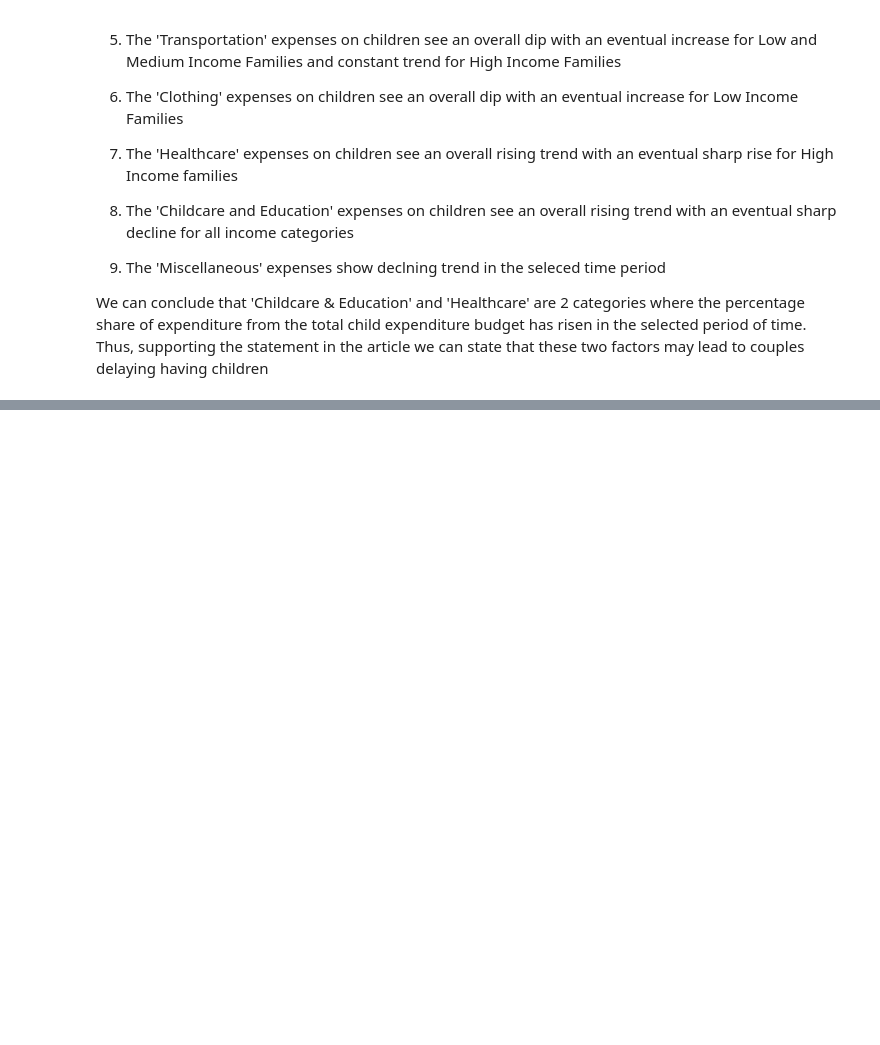
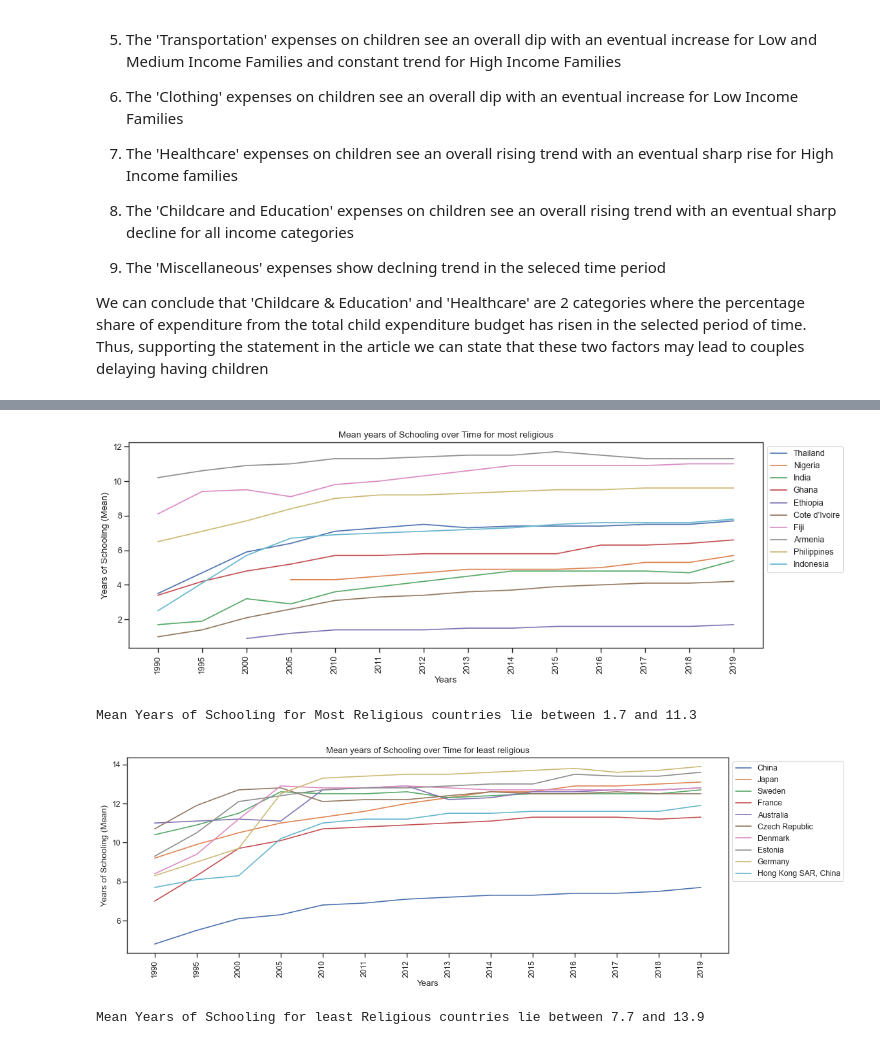
Before and after one commit to tjeon015/2021Fall_finals, a Jupyter notebook: IS 597 Final Project combined.ipynb, the cells around one changed output, grey strips where cells are left out. Cells and saved outputs as stored; diff of their text form; code cells hidden in the pictures; blank space fills up the shorter version.

```diff
--- a/IS 597 Final Project combined.ipynb
+++ b/IS 597 Final Project combined.ipynb
@@ -717,0 +817,3 @@ The 10 least religious countries in the world are:
+# %%
+#Renaming some of the country names to Match labels with World Bank dataset
+Schooling_yrs.rename(columns={"C�te d'Ivoire":"Cote d'Ivoire",'Czechia':'Czech Republic','Hong Kong, China (SAR)':'Hong Kong SAR, China'},inplace = True)
@@ -737,0 +907,25 @@ plt.show()
+# %%
+figure(figsize=(15, 5), dpi=80)
+plt.plot(Schooling_yrs[most_religious])
+plt.legend(most_religious,bbox_to_anchor=(1.0, 1.0))
+plt.title("Mean years of Schooling over Time for most religious")
+plt.xlabel('Years')
+plt.ylabel('Years of Schooling (Mean)')
+plt.xticks(rotation = 90)
+plt.show()
+print('Mean Years of Schooling for Most Religious countries lie between {} and {}'.format(Schooling_yrs.loc['2019',most_religious].min(),Schooling_yrs.loc['2019',most_religious].max()))
+
+figure(figsize=(15, 5), dpi=80)
+plt.plot(Schooling_yrs[least_religious])
+plt.legend(least_religious,bbox_to_anchor=(1.0, 1.0))
+plt.title("Mean years of Schooling over Time for least religious")
+plt.xlabel('Years')
+plt.ylabel('Years of Schooling (Mean)')
+plt.xticks(rotation = 90)
+plt.show()
+print('Mean Years of Schooling for least Religious countries lie between {} and {}'.format(Schooling_yrs.loc['2019',least_religious].min(),Schooling_yrs.loc['2019',least_religious].max()))
+# %% [output]
+[figure, added]
+Mean Years of Schooling for Most Religious countries lie between 1.7 and 11.3
+[figure, added]
+Mean Years of Schooling for least Religious countries lie between 7.7 and 13.9
```
Also changed, not shown: parts of 28 cells of this notebook.
